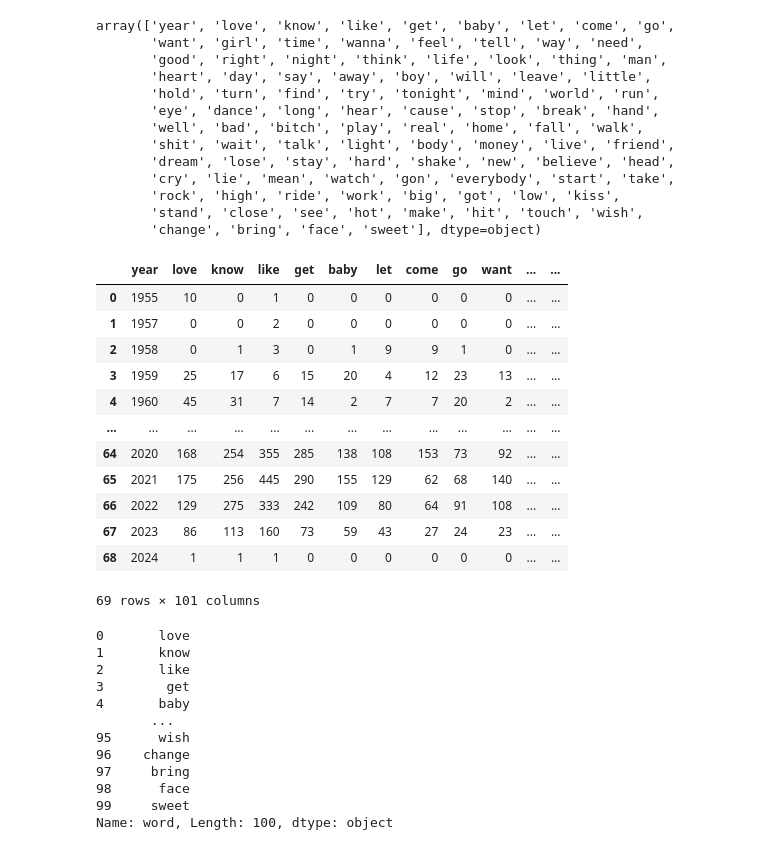
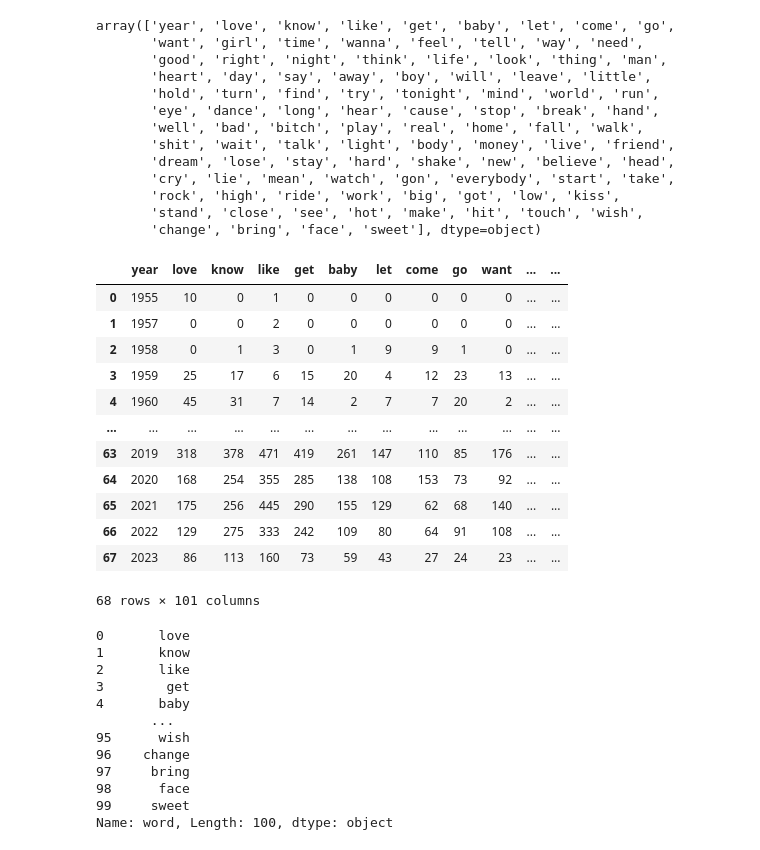
Before and after one commit to gkao25/dsc106-project3, a Jupyter notebook: data/data.ipynb, the cells around one changed output. Drawn from its saved outputs; the diff is of its cells as text; code cells hidden in the pictures.

Commit message:
forgot to filter out 2024

```diff
--- a/data/data.ipynb
+++ b/data/data.ipynb
@@ -117,22 +117,22 @@ array(['year', 'love', 'know', 'like', 'get', 'baby', 'let', 'come', 'go',
        'stand', 'close', 'see', 'hot', 'make', 'hit', 'touch', 'wish',
        'change', 'bring', 'face', 'sweet'], dtype=object)
 # %%
-processed_df = df[df_filter]
+processed_df = df[df_filter].drop(68)
 processed_df
 # %% [output]
 |  | year | love | know | like | get | baby | let | come | go | want | ... | ... |
 | 0 | 1955 | 10 | 0 | 1 | 0 | 0 | 0 | 0 | 0 | 0 | ... | ... |
 | 1 | 1957 | 0 | 0 | 2 | 0 | 0 | 0 | 0 | 0 | 0 | ... | ... |
 | 2 | 1958 | 0 | 1 | 3 | 0 | 1 | 9 | 9 | 1 | 0 | ... | ... |
 | 3 | 1959 | 25 | 17 | 6 | 15 | 20 | 4 | 12 | 23 | 13 | ... | ... |
 | 4 | 1960 | 45 | 31 | 7 | 14 | 2 | 7 | 7 | 20 | 2 | ... | ... |
 | ... | ... | ... | ... | ... | ... | ... | ... | ... | ... | ... | ... | ... |
+| 63 | 2019 | 318 | 378 | 471 | 419 | 261 | 147 | 110 | 85 | 176 | ... | ... |
 | 64 | 2020 | 168 | 254 | 355 | 285 | 138 | 108 | 153 | 73 | 92 | ... | ... |
 | 65 | 2021 | 175 | 256 | 445 | 290 | 155 | 129 | 62 | 68 | 140 | ... | ... |
 | 66 | 2022 | 129 | 275 | 333 | 242 | 109 | 80 | 64 | 91 | 108 | ... | ... |
 | 67 | 2023 | 86 | 113 | 160 | 73 | 59 | 43 | 27 | 24 | 23 | ... | ... |
-| 68 | 2024 | 1 | 1 | 1 | 0 | 0 | 0 | 0 | 0 | 0 | ... | ... |
-69 rows × 101 columns
+68 rows × 101 columns
 # %%
 processed_df.to_csv('processed_data.csv')
 # %%
```
Also changed, not shown: parts of 2 cells of this notebook, 2 other files.
